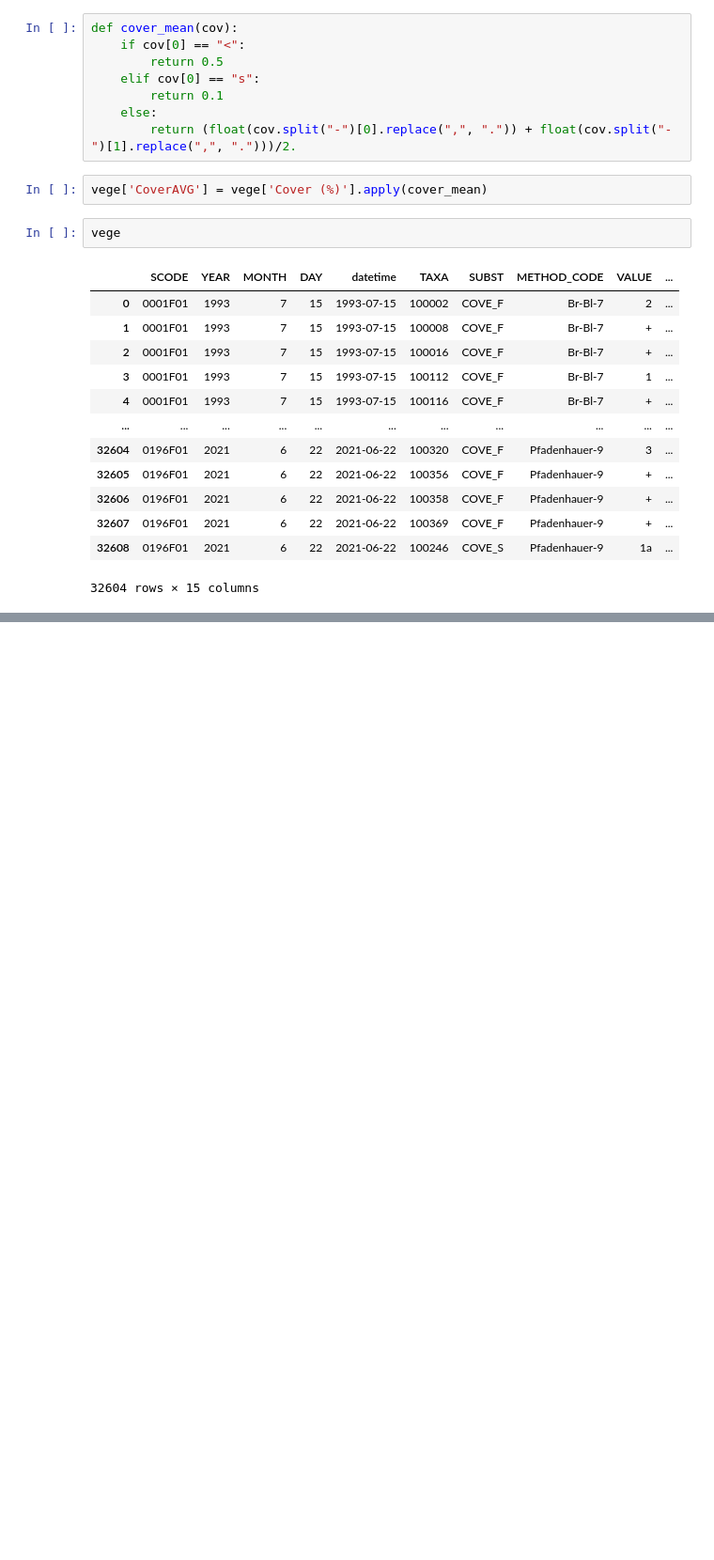
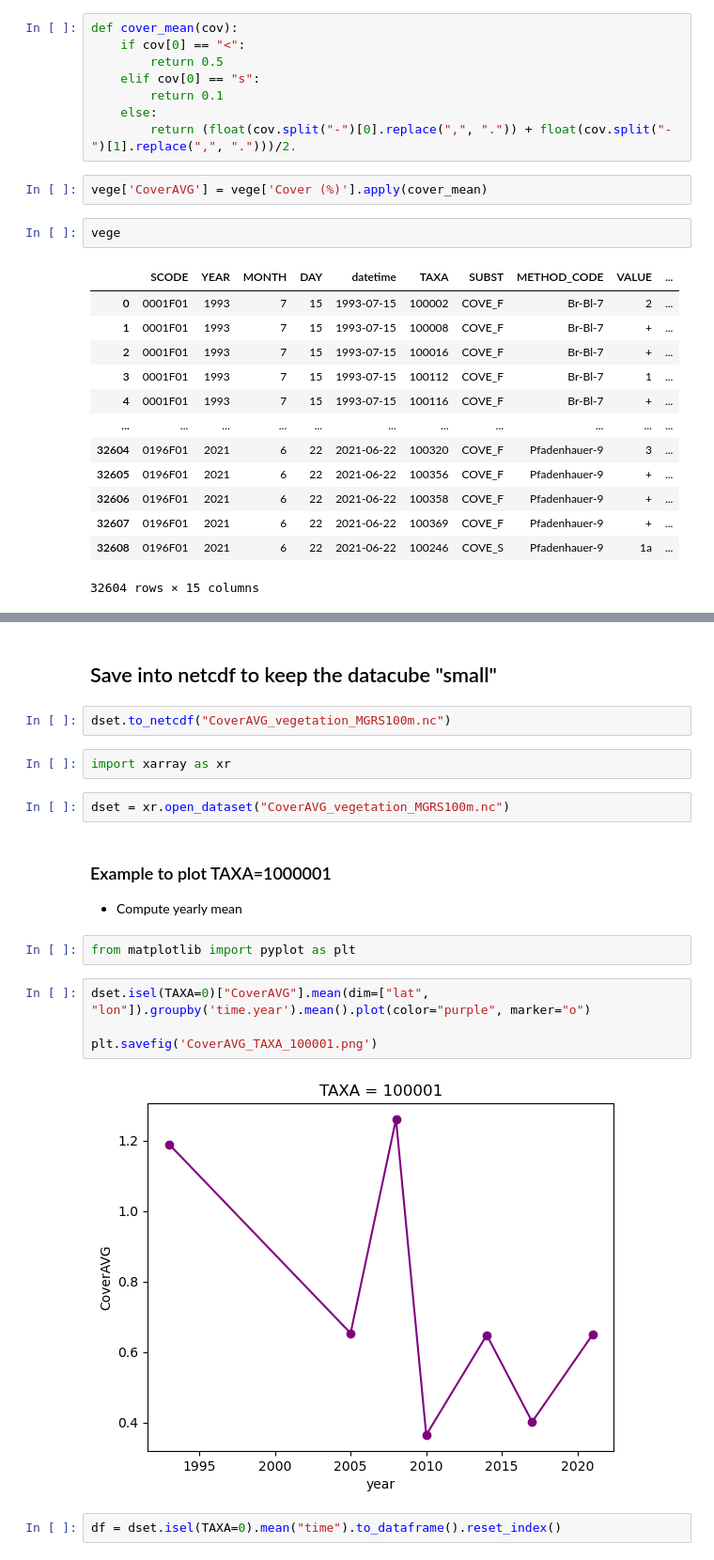
Before and after one commit to b-cubed-eu/hackathon-project-7, a Jupyter notebook: scripts/vegetatation_wrangle.ipynb, the cells around one changed output, grey strips where cells are left out. Shown at 94% size. Drawn from its saved outputs; the diff is of its cells as text; blank space fills up the shorter version.

```diff
--- a/scripts/vegetatation_wrangle.ipynb
+++ b/scripts/vegetatation_wrangle.ipynb
@@ -286,0 +337,21 @@ Data variables:
+# %% [markdown]
+## Save into netcdf to keep the datacube "small"
+# %%
+dset.to_netcdf("CoverAVG_vegetation_MGRS100m.nc")
+# %%
+import xarray as xr
+# %%
+dset = xr.open_dataset("CoverAVG_vegetation_MGRS100m.nc")
+# %% [markdown]
+### Example to plot TAXA=1000001
+- Compute yearly mean
+# %%
+from matplotlib import pyplot as plt
+# %%
+dset.isel(TAXA=0)["CoverAVG"].mean(dim=["lat", "lon"]).groupby('time.year').mean().plot(color="purple", marker="o")
+
+plt.savefig('CoverAVG_TAXA_100001.png')
+# %% [output]
+[figure, added]
+# %%
+df = dset.isel(TAXA=0).mean("time").to_dataframe().reset_index()
```
Also changed, not shown: parts of 27 cells of this notebook, 3 other files.
